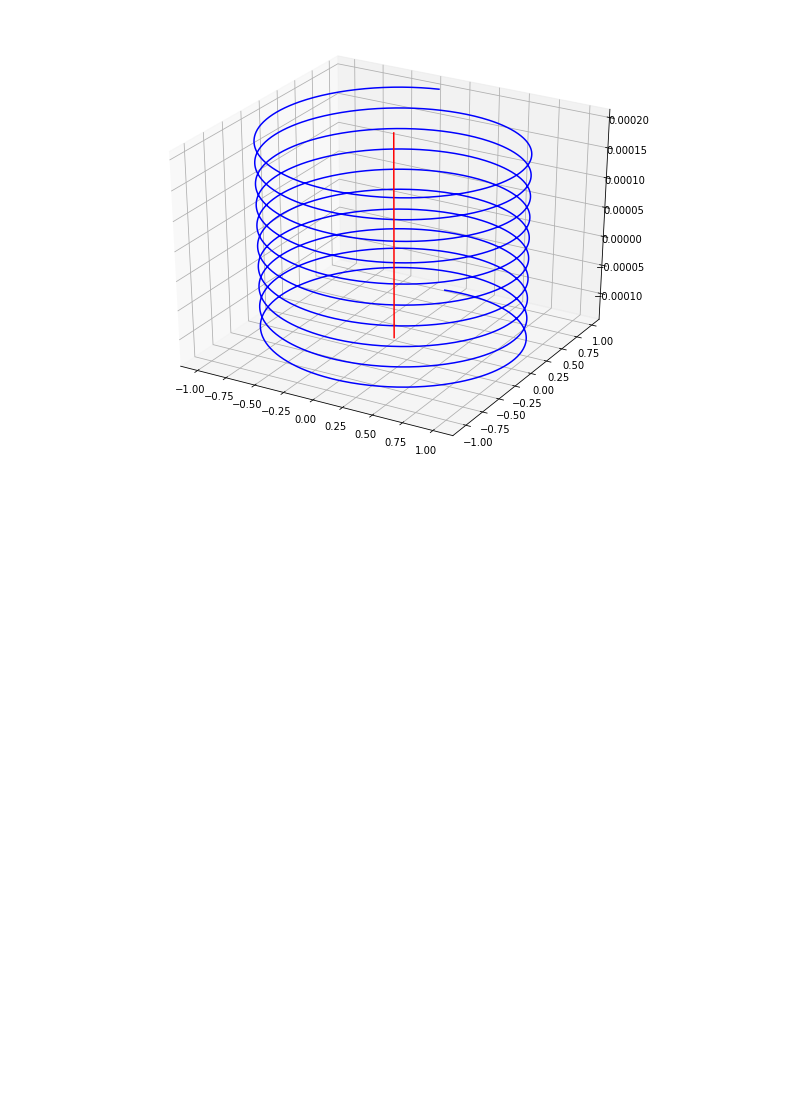
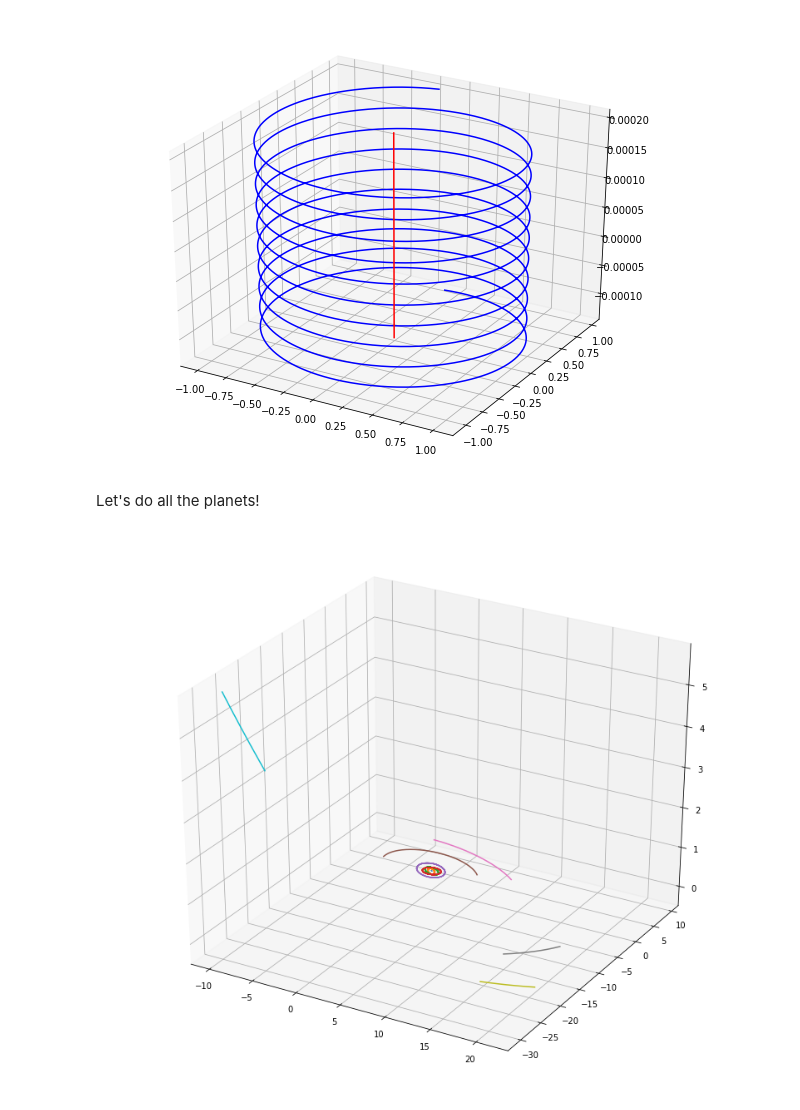
Before and after one commit to mattpitkin/random_scripts, a Jupyter notebook: SolSym.ipynb, the cells around one changed output. Cells and saved outputs as stored; diff of their text form; code cells hidden in the pictures; blank space fills up the shorter version.

Commit message:
SolSym.ipynb: add all the planets automatically reading in the JPL ephemeris data

```diff
--- a/SolSym.ipynb
+++ b/SolSym.ipynb
@@ -81,3 +81,5 @@ ax.plot(y[:,6], y[:,7], y[:,8], 'r')
 # %% [output]
 [<mpl_toolkits.mplot3d.art3d.Line3D at 0x...>]
 [figure]
+# %% [markdown]
+Let's do all the planets!
@@ -83,0 +114,35 @@ ax.plot(y[:,6], y[:,7], y[:,8], 'r')
+# %%
+# mass ratios compared to the Sun
+massratios = OrderedDict()
+massratios['Sun'] =     1.
+massratios['Mercury'] = 1./6023600.
+massratios['Venus'] =   1./408523.71
+massratios['Earth'] =   1./328900.56 # Earth + Moon system
+massratios['Mars'] =    1./3098708.
+massratios['Jupiter'] = 1./1047.3486
+massratios['Saturn'] =  1./3497.898
+massratios['Uranus'] =  1./22902.98
+massratios['Neptune'] = 1./19412.24
+massratios['Pluto'] =   1./1.35e8
+
+# Gaussian gravitational constant
+k = 0.01720209895 # (AU^3/d^2)^1/2
+
+# G*M
+GM = np.array(massratios.values())*k**2
+# %%
+# set up the initial position of the Earth in units of AU and AU/day:
+X = np.zeros(len(GM)*6)
+for i, planet in enumerate(jpldata.keys()):
+    X[6*i:6*(i+1)] = jpldata[planet][0,1:]
+
+times = jpldata['Sun'][:,0]-jpldata['Sun'][0,0]
+
+y, infodict = odeint(grav, X, times, args=(GM,), full_output=True)
+# %%
+fig = pl.figure(figsize=(14,12))
+ax = fig.add_subplot(111, projection='3d')
+for i in range(len(GM)):
+    ax.plot(y[:,6*i], y[:,6*i+1], y[:,6*i+2])
+# %% [output]
+[figure, added]
```
Also changed, not shown: parts of 2 cells of this notebook.
